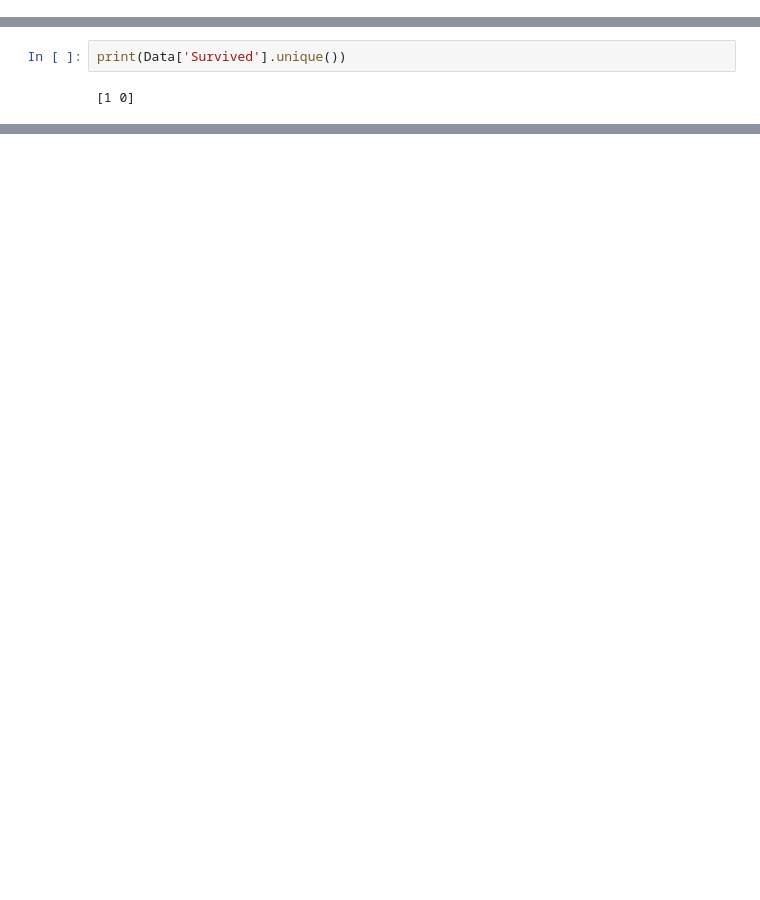
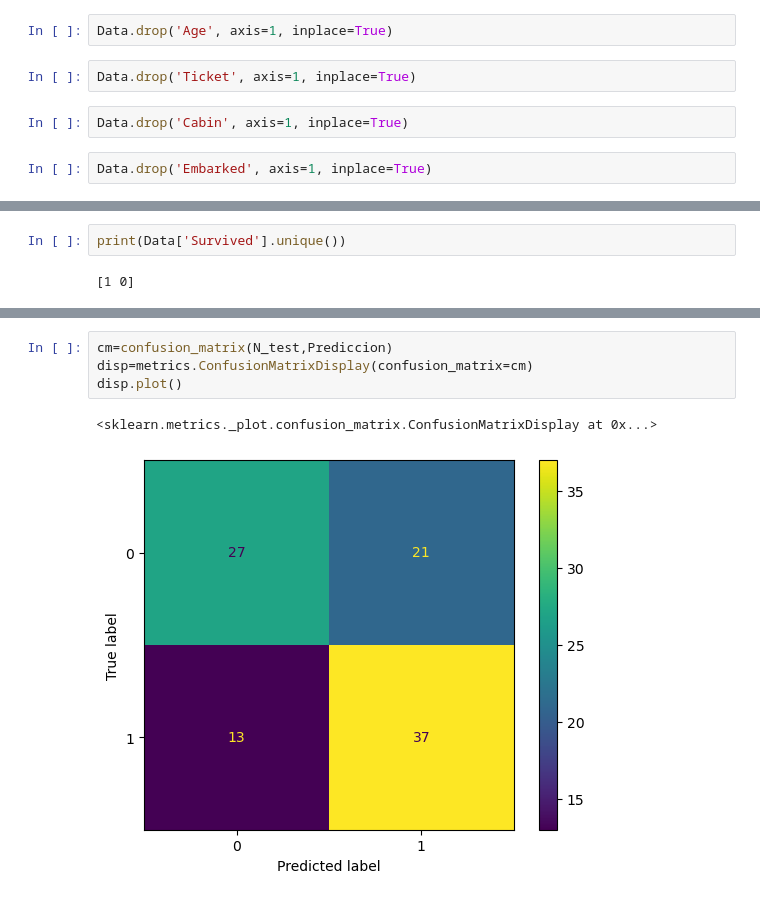
Before and after one commit to mariajimenezvargas/Analisis-de-Datos, a Jupyter notebook: Entrega_Final.ipynb, the cells around one changed output, grey strips where cells are left out. Saved outputs shown, nothing was run; the diff lists cells and outputs as text; blank space fills up the shorter version.

```diff
--- a/Entrega_Final.ipynb
+++ b/Entrega_Final.ipynb
@@ -106,3 +110,11 @@ Data['Survived'] = Data['Survived'].astype('int64')
+# %%
+Data.drop('Age', axis=1, inplace=True)
+# %%
+Data.drop('Ticket', axis=1, inplace=True)
+# %%
+Data.drop('Cabin', axis=1, inplace=True)
+# %%
+Data.drop('Embarked', axis=1, inplace=True)
 # %%
 Data.info()
 # %% [output]
@@ -223,0 +238,7 @@ NameError: name 'Prediccion' is not defined
+# %%
+cm=confusion_matrix(N_test,Prediccion)
+disp=metrics.ConfusionMatrixDisplay(confusion_matrix=cm)
+disp.plot()
+# %% [output]
+<sklearn.metrics._plot.confusion_matrix.ConfusionMatrixDisplay at 0x...>
+[figure, added]
```
Also changed, not shown: parts of 17 cells of this notebook.
